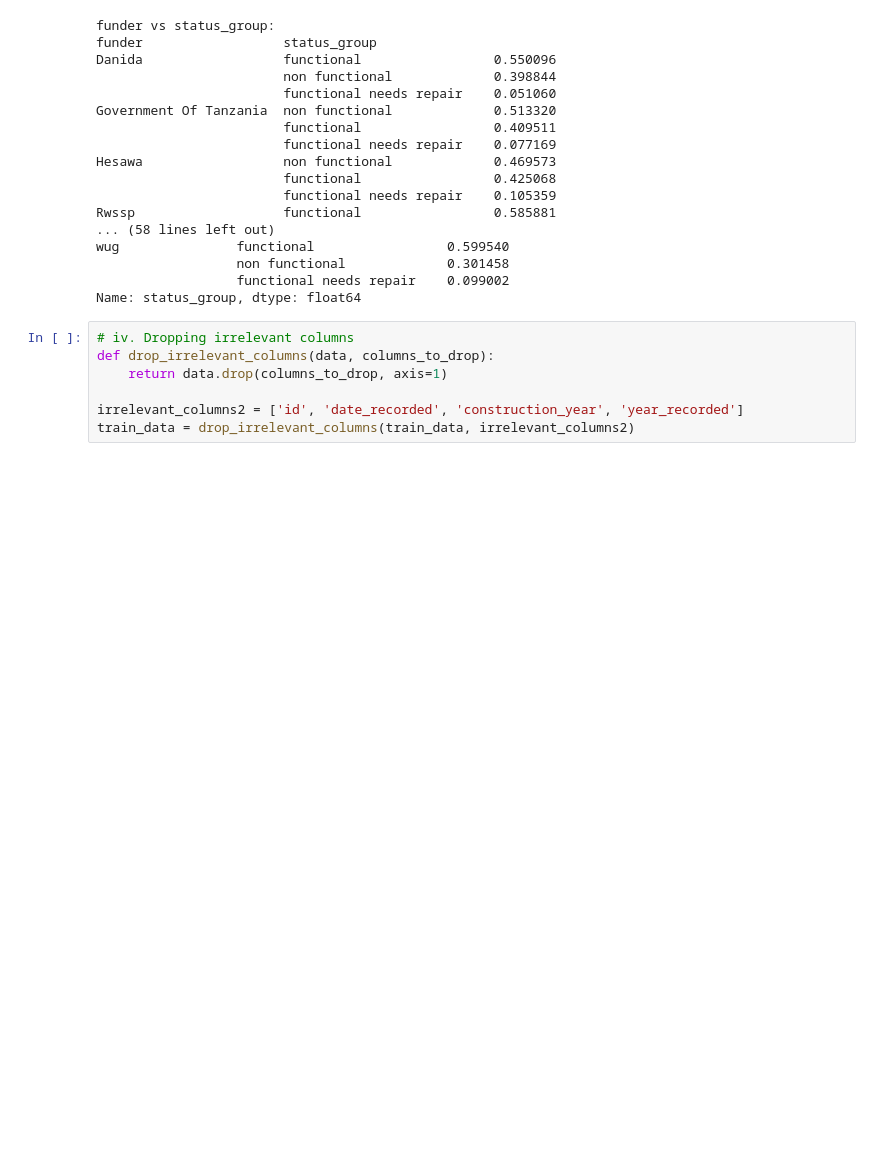
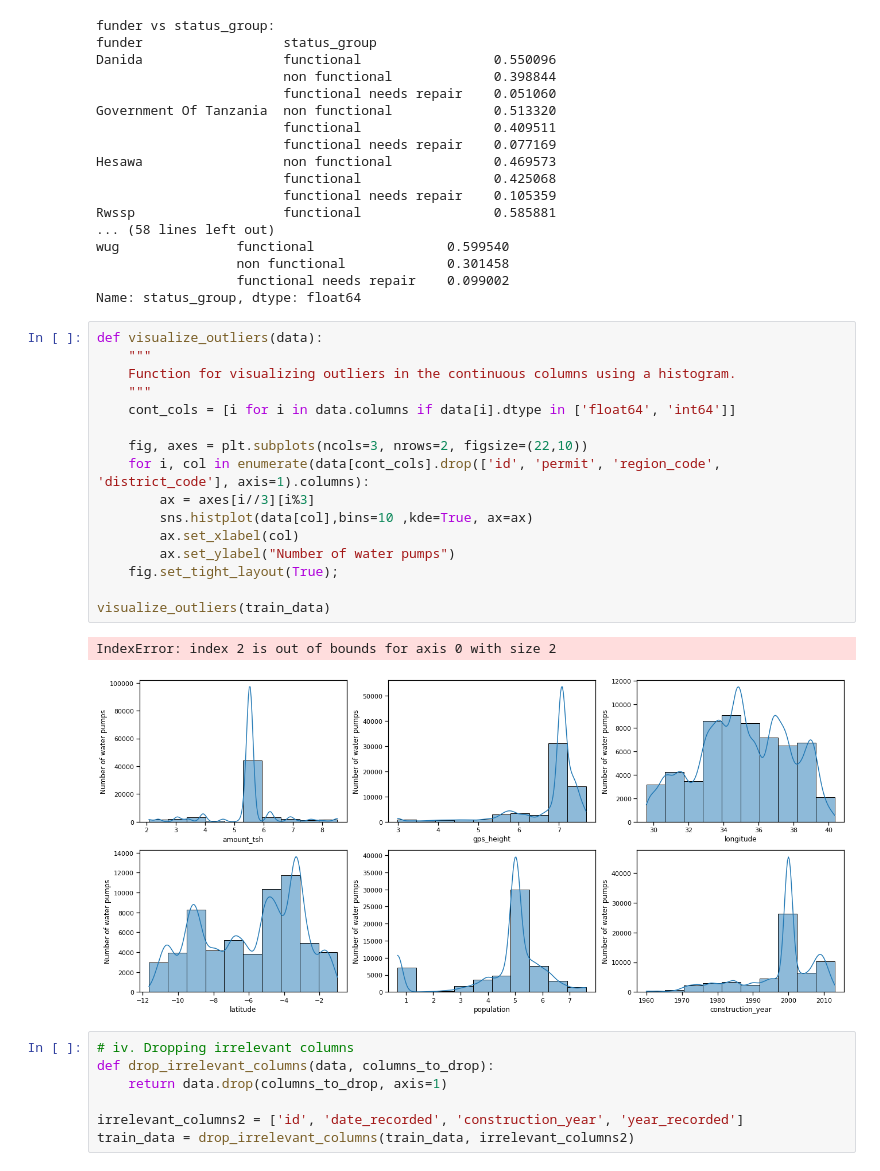
Before and after one commit to pianch/Tanzania_water_pumps_functionality, a Jupyter notebook: index.ipynb, the cells around one changed output. Cells and saved outputs as stored; diff of their text form; blank space fills up the shorter version.

```diff
--- a/index.ipynb
+++ b/index.ipynb
@@ -593,6 +593,25 @@ wug               functional                 0.599540
                   non functional             0.301458
                   functional needs repair    0.099002
 Name: status_group, dtype: float64
+# %%
+def visualize_outliers(data):
+    """
+    Function for visualizing outliers in the continuous columns using a histogram.
+    """
+    cont_cols = [i for i in data.columns if data[i].dtype in ['float64', 'int64']]
+
+    fig, axes = plt.subplots(ncols=3, nrows=2, figsize=(22,10))
+    for i, col in enumerate(data[cont_cols].drop(['id', 'permit', 'region_code', 'district_code'], axis=1).columns):
+        ax = axes[i//3][i%3]
+        sns.histplot(data[col],bins=10 ,kde=True, ax=ax)
+        ax.set_xlabel(col)
+        ax.set_ylabel("Number of water pumps")
+    fig.set_tight_layout(True);
+
+visualize_outliers(train_data)
+# %% [output]
+IndexError: index 2 is out of bounds for axis 0 with size 2
+[figure, added]
 # %%
 # iv. Dropping irrelevant columns
 def drop_irrelevant_columns(data, columns_to_drop):
```
Also changed, not shown: parts of 6 cells of this notebook.
